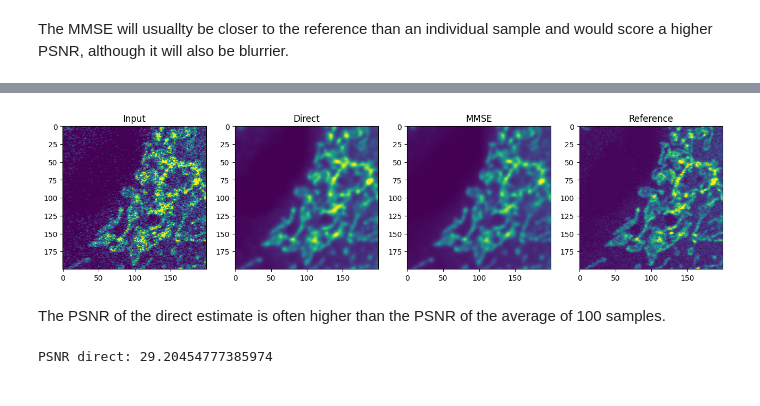
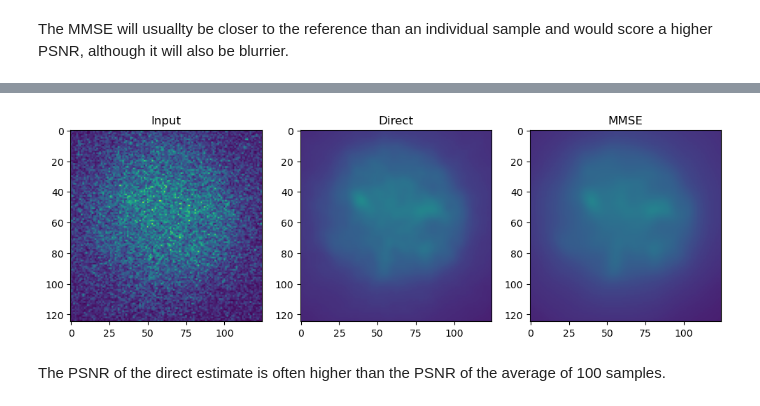
Before and after one commit to krulllab/COSDD, a Jupyter notebook: prediction.ipynb, the cells around one changed output, grey strips where cells are left out. Cells and saved outputs as stored; diff of their text form; code cells hidden in the pictures.

```diff
--- a/prediction.ipynb
+++ b/prediction.ipynb
@@ -61,12 +60,13 @@ predict_loader = torch.utils.data.DataLoader(
 # %%
-model_name = "mito-confocal"
+model_name = "Fluo-C3DH-A549"
 checkpoint_path = os.path.join("checkpoints", model_name)
 
 dvlae = DVLAE.load_from_checkpoint(os.path.join(checkpoint_path, "final_model.ckpt"))
 
-trainer = pl.Trainer(
+trainer = L.Trainer(
     accelerator="gpu" if use_cuda else "cpu",
     devices=1,
     enable_progress_bar=False,
+    precision="bf16-mixed" if use_cuda else "fp32",
 )
 # %% [output]
@@ -85,6 +85,6 @@ First, we will denoise each image six times and look at the difference between e
 # %%
 use_direct_denoiser = False
-n_samples = 6
+n_samples = 7
 
 dvlae.direct_pred = use_direct_denoiser
 
@@ -94,4 +94,4 @@ for _ in tqdm(range(n_samples)):
     out = torch.cat(out, dim=0)
     samples.append(out)
 
-samples = torch.stack(samples, dim=1)
+samples = torch.stack(samples, dim=1).half() # Convert tensors from bfloat16 to float16 for compatibility with other libraries
@@ -149,6 +132,6 @@ for _ in tqdm(range(n_samples)):
     out = torch.cat(out, dim=0)
     samples.append(out)
 
-samples = torch.stack(samples, dim=1)
+samples = torch.stack(samples, dim=1).half()  # Convert tensors from bfloat16 to float16 for compatibility with other libraries
 MMSEs = torch.mean(samples, dim=1)
 # %%
@@ -191,4 +159,4 @@ use_direct_denoiser = True
 dvlae.direct_pred = use_direct_denoiser
 
 direct = trainer.predict(dvlae, predict_loader)
-direct = torch.cat(direct, dim=0)
+direct = torch.cat(direct, dim=0).half()  # Convert tensors from bfloat16 to float16 for compatibility with other libraries
@@ -195,32 +165,17 @@ direct = torch.cat(direct, dim=0)
 # %%
-img_idx = 0
-crop = (0, slice(500, 700), slice(600, 800))
+####### T   C  Z   Y                X #######
+crop = (10, 0, 10, slice(100, 225), slice(100, 225))
 
-fig, ax = plt.subplots(1, 4, figsize=(16, 4))
-ax[0].imshow(low_snr[img_idx][crop], vmin=vmin, vmax=vmax)
+fig, ax = plt.subplots(1, 3, figsize=(12, 4))
+ax[0].imshow(low_snr[crop], vmin=vmin, vmax=vmax)
 ax[0].set_title("Input")
-ax[1].imshow(direct[img_idx][crop], vmin=vmin, vmax=vmax)
+ax[1].imshow(direct[crop], vmin=vmin, vmax=vmax)
 ax[1].set_title("Direct")
-ax[2].imshow(MMSEs[img_idx][crop], vmin=vmin, vmax=vmax)
+ax[2].imshow(MMSEs[crop], vmin=vmin, vmax=vmax)
 ax[2].set_title("MMSE")
-ax[3].imshow(high_snr[img_idx][crop], vmin=vmin, vmax=vmax)
-ax[3].set_title("Reference")
 
 plt.show()
 # %% [output]
-[figure, old version]
+[figure, new version]
 # %% [markdown]
 The PSNR of the direct estimate is often higher than the PSNR of the average of 100 samples.
-# %%
-psnrs = []
-for j in range(len(low_snr)):
-    gt = high_snr[j].squeeze()
-    test = direct[j].numpy().squeeze()
-
-    data_range = np.max(gt) - np.min(gt)
-
-    psnrs.append(PSNR(gt, test, data_range=data_range.item()))
-
-print(f"PSNR direct: {np.mean(psnrs)}")
-# %% [output]
-PSNR direct: 29.20454777385974
```
Also changed, not shown: parts of 20 cells of this notebook, 17 other files.
